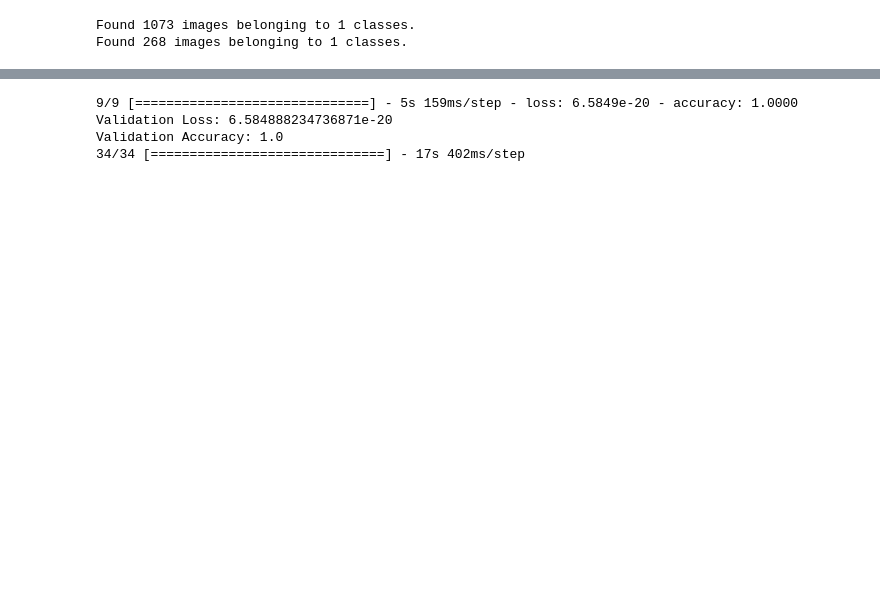
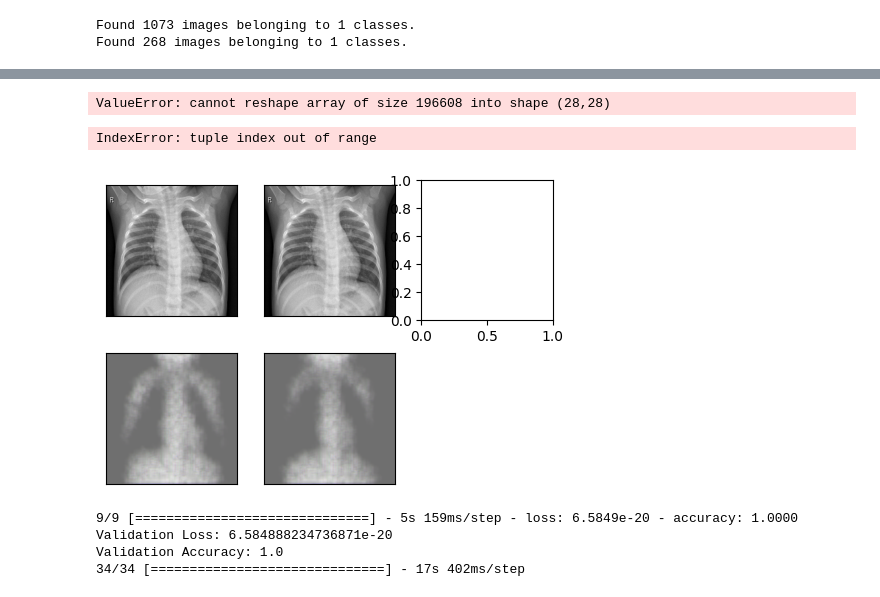
Before and after one commit to BarelHeby/Deep-Learning---Chest-X-Ray, a Jupyter notebook: Deep_Learning_Chest_Final_Project.ipynb, the cells around one changed output, grey strips where cells are left out. Cells and saved outputs as stored; diff of their text form; code cells hidden in the pictures; blank space fills up the shorter version.

```diff
--- a/Deep_Learning_Chest_Final_Project.ipynb
+++ b/Deep_Learning_Chest_Final_Project.ipynb
@@ -581,7 +631,7 @@ Found 1073 images belonging to 1 classes.
 Found 268 images belonging to 1 classes.
 # %%
 
-early_stopping = EarlyStopping(monitor='loss', patience=5, restore_best_weights=True)
+early_stopping = EarlyStopping(monitor='val_accuracy', patience=5, restore_best_weights=True)
 history_ass_3 = autoencoder.fit(train_data_ass_3,
                         epochs= 20,
                         validation_data = val_data_ass_3,
@@ -590,0 +657,2 @@ Epoch 1/20
+# %%
+prediction = autoencoder.predict(val_data_ass_3)
@@ -591,3 +662,46 @@ Epoch 1/20
+# %%
+import matplotlib.pyplot as plt
+import itertools
+for i, (image, label) in enumerate(itertools.islice(val_data_ass_3, 10)):
+    # Select a single image from the batch
+    single_image = image[0]
+    # Reshape the image into a 28x28 shape
+    single_image = single_image.reshape(28, 28)
+    # Display the image
+    plt.imshow(single_image.astype("uint8"))
+    plt.title(np.argmax(label[0]))
+    plt.axis("off")
+    plt.show()
+# %% [output]
+ValueError: cannot reshape array of size 196608 into shape (28,28)
+# %%
+# prompt: show the first 10 images in the prediction and the val_data_ass_3 in 2 rows
+
+import matplotlib.pyplot as plt
+
+n = 10
+
+plt.figure(figsize=(20, 4))
+
+for i in range(n):
+    # Display original images
+    ax = plt.subplot(2, n, i + 1)
+    plt.imshow(val_data_ass_3[0][i])
+    plt.gray()
+    ax.get_xaxis().set_visible(False)
+    ax.get_yaxis().set_visible(False)
+
+    # Display reconstructed images
+    ax = plt.subplot(2, n, i + 1 + n)
+    plt.imshow(prediction[i].reshape(256, 256, 3))
+    plt.gray()
+    ax.get_xaxis().set_visible(False)
+    ax.get_yaxis().set_visible(False)
+
+plt.show()
+# %% [output]
+IndexError: tuple index out of range
+[figure, added]
 # %%
 validation_loss, validation_accuracy = model_assigment_3.evaluate(validation_dataset_ass_3)
 print("Validation Loss:", validation_loss)
```
Also changed, not shown: parts of 6 cells of this notebook.
